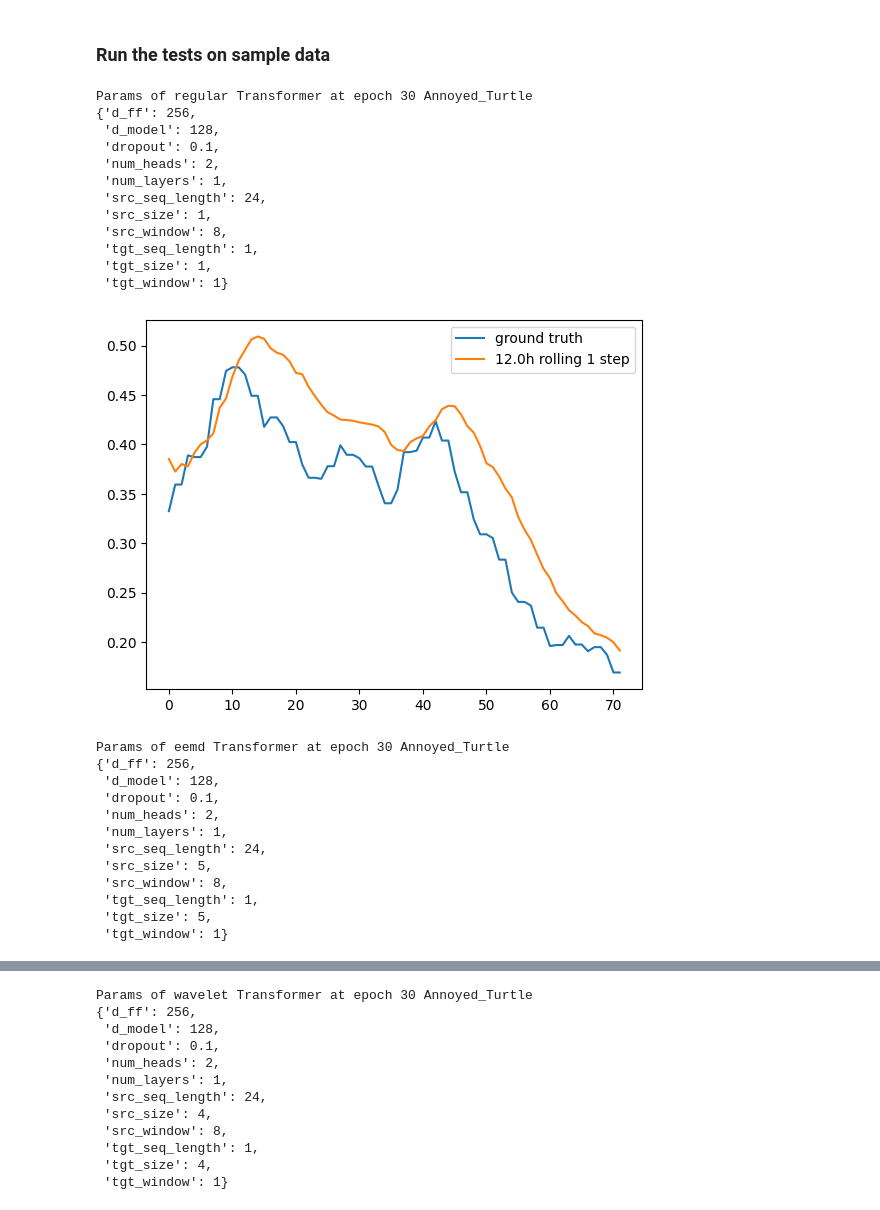
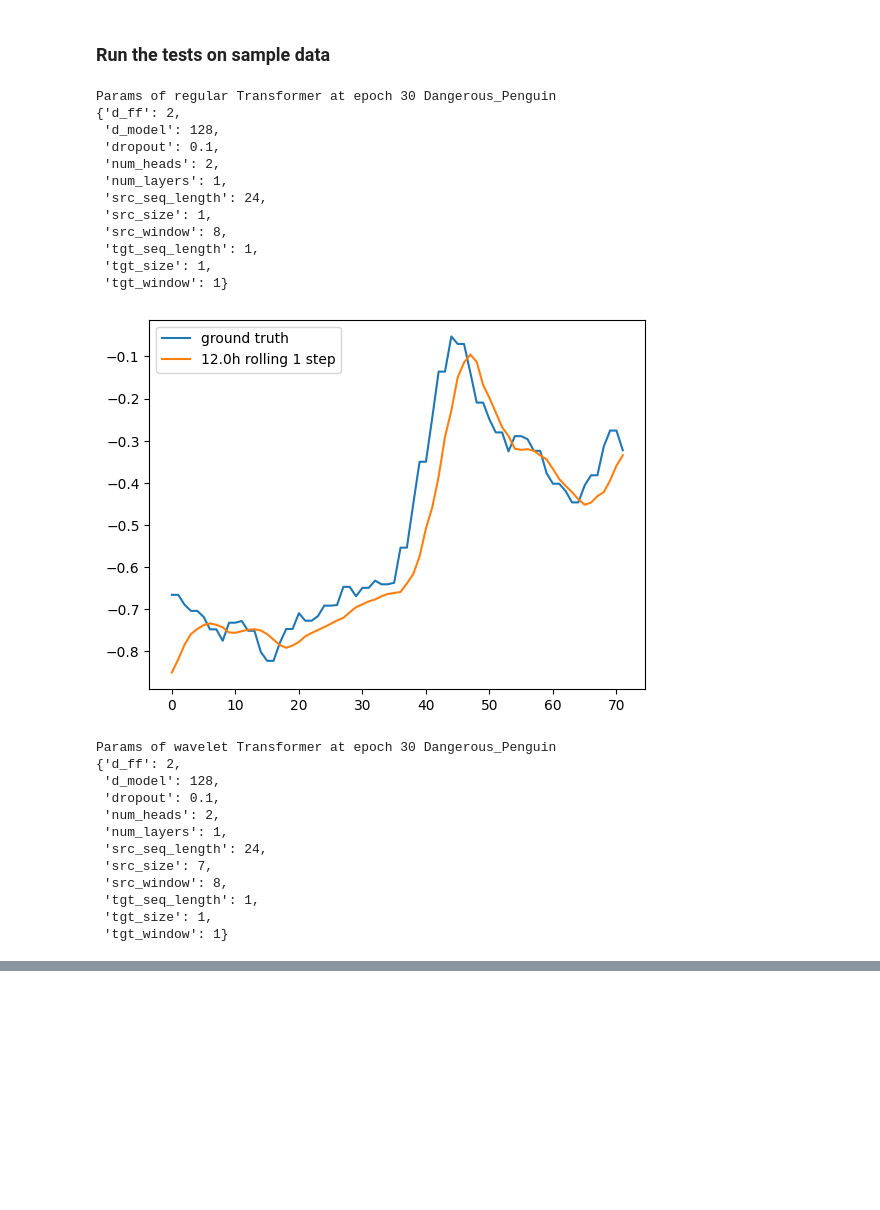
Before and after one commit to aszfaltos/wp_former, a Jupyter notebook: model_eval.ipynb, the cells around one changed output, grey strips where cells are left out. Cells and saved outputs as stored; diff of their text form; code cells hidden in the pictures; blank space fills up the shorter version.

```diff
--- a/model_eval.ipynb
+++ b/model_eval.ipynb
@@ -18,13 +18,15 @@ from signal_decomposition import eemd, wavelet
 # %% [markdown]
 ## Load models
 # %%
-load_params = [{'test': 'regular', 'name': 'Annoyed_Turtle', 'epoch': 30, 'model_type': Transformer},
-               {'test': 'eemd', 'name': 'Annoyed_Turtle', 'epoch': 30, 'model_type': Transformer},
-               {'test': 'wavelet', 'name': 'Annoyed_Turtle', 'epoch': 30, 'model_type': Transformer}]
+load_params = [{'test': 'regular', 'name': 'Dangerous_Penguin', 'epoch': 30, 'model_type': Transformer},
+               #{'test': 'eemd', 'name': 'Annoyed_Turtle', 'epoch': 30, 'model_type': Transformer},
+               {'test': 'wavelet', 'name': 'Dangerous_Penguin', 'epoch': 30, 'model_type': Transformer}]
 
 post_processors = [lambda x : x,
-                   lambda x : torch.sum(x, dim=-1),
-                   lambda x : torch.sum(x, dim=-1)]
+                   lambda x : x,
+                   #lambda x : torch.sum(x, dim=-1),
+                   #lambda x : torch.sum(x, dim=-1)]
+                   ]
 
 trained = [{'params': None, 'model': None, 'metrics': None, 'post_processor': None} for _ in range(len(load_params))]
 
@@ -121,12 +109,15 @@ sample = utils.sample(df, 1000, start_idx=10000)
 # %% [markdown]
 ### Create datasets for models
 # %%
-decomposed = eemd.EEMDWrapper(sample['Power'].to_numpy(), 3)
-wlt = wavelet.WaveletWrapper(sample['Power'].to_numpy(), 'db2', decomposition_lvl=3)
+#decomposed = eemd.EEMDWrapper(sample['Power'].to_numpy(), 3)
+#wlt = wavelet.WaveletWrapper(sample['Power'].to_numpy(), 'db2', decomposition_lvl=3)
 
-data = {'regular': np.array(sample['Power'].to_numpy()[..., np.newaxis], dtype=np.float32),
-        'eemd': np.array(np.concatenate([decomposed.get_imfs().transpose(), decomposed.get_residue()[..., np.newaxis]], dtype=np.float32, axis=1)),
-        'wavelet': np.array(wlt.get_mra(), dtype=np.float32).transpose()}
+data = {#'regular': np.array(sample['Power'].to_numpy()[..., np.newaxis], dtype=np.float32),
+        #'eemd': np.array(np.concatenate([decomposed.get_imfs().transpose(), decomposed.get_residue()[..., np.newaxis]], dtype=np.float32, axis=1)),
+        'wavelet': sample['Power'].to_numpy(),
+        'regular': sample['Power'].to_numpy()}
+
+preprocessors = {'wavelet': wavelet.WaveletPreprocessor('db2'), 'regular': None}
 
 datasets = {}
 
@@ -135,11 +126,12 @@ for load_param, model in zip(load_params, trained):
                                                                    TimeSeriesWindowedDatasetConfig(model['params']['src_window'],
                                                                    model['params']['tgt_window'],
                                                                    model['params']['src_seq_length'],
-                                                                   model['params']['tgt_seq_length'], 1, False))
+                                                                   model['params']['tgt_seq_length'], 1, False, False),
+                                                                   preprocessor=preprocessors[load_param['test']])
 # %% [markdown]
 ### Run the tests on sample data
 # %%
-shift, look_back, pred, rolling = 500, 24, 1, 72
+shift, look_back, pred, rolling = 0, 24, 1, 72
 
 def predict_with_model(prediction_model, dataset, post_processor):
     ones = torch.ones(1, 1, dataset[0][1].shape[-1])
@@ -152,45 +144,45 @@ def predict_with_model(prediction_model, dataset, post_processor):
             for i in range(pred):
                 out = torch.concatenate((ones, prediction_model(dataset[shift_offset][0].unsqueeze(0), out)), dim=1)
 
             p.append(post_processor(dataset.get_sequence_from_y_windows(out[:, 1:, :].detach())))
             gt.append(post_processor(dataset.get_sequence_from_y_windows(dataset[shift_offset][1])))
 
     return gt, p
 
 
 for load_param, model, post in zip(load_params, trained, post_processors):
     print_params(**load_param, params=model['params'])
     ground_truth, predicted = predict_with_model(model['model'], datasets[load_param['test']], post)
     predicted = np.array(predicted).reshape(rolling)
     ground_truth = np.array(ground_truth).reshape(rolling)
 
     plt.plot(ground_truth, label='ground truth')
     plt.plot(predicted, label=f'{rolling*10/60}h rolling {pred} step')
     plt.legend()
     plt.show()
 # %% [output]
-Params of regular Transformer at epoch 30 Annoyed_Turtle
-{'d_ff': 256,
+Params of regular Transformer at epoch 30 Dangerous_Penguin
+{'d_ff': 2,
  'd_model': 128,
  'dropout': 0.1,
  'num_heads': 2,
  'num_layers': 1,
  'src_seq_length': 24,
  'src_size': 1,
  'src_window': 8,
  'tgt_seq_length': 1,
  'tgt_size': 1,
  'tgt_window': 1}
-[figure, old version]
+[figure, new version]
-Params of eemd Transformer at epoch 30 Annoyed_Turtle
-{'d_ff': 256,
+Params of wavelet Transformer at epoch 30 Dangerous_Penguin
+{'d_ff': 2,
  'd_model': 128,
  'dropout': 0.1,
  'num_heads': 2,
  'num_layers': 1,
  'src_seq_length': 24,
- 'src_size': 5,
+ 'src_size': 7,
  'src_window': 8,
  'tgt_seq_length': 1,
- 'tgt_size': 5,
+ 'tgt_size': 1,
  'tgt_window': 1}
@@ -198,12 +189,0 @@ Params of eemd Transformer at epoch 30 Annoyed_Turtle
-Params of wavelet Transformer at epoch 30 Annoyed_Turtle
-{'d_ff': 256,
- 'd_model': 128,
- 'dropout': 0.1,
- 'num_heads': 2,
- 'num_layers': 1,
- 'src_seq_length': 24,
- 'src_size': 4,
- 'src_window': 8,
- 'tgt_seq_length': 1,
- 'tgt_size': 4,
- 'tgt_window': 1}
```
Also changed, not shown: parts of 3 cells of this notebook, 10 other files.
